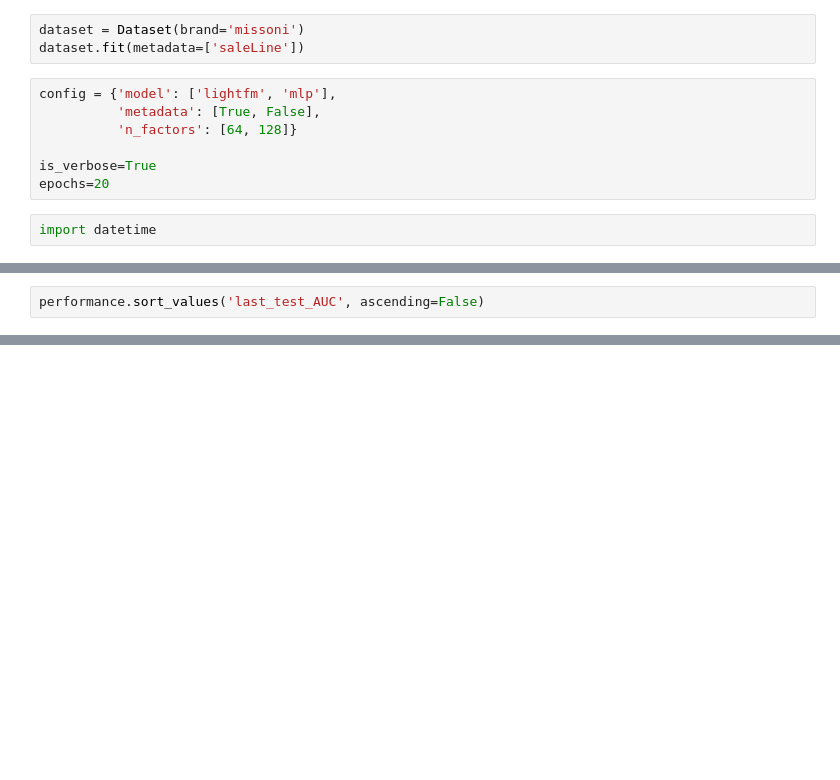
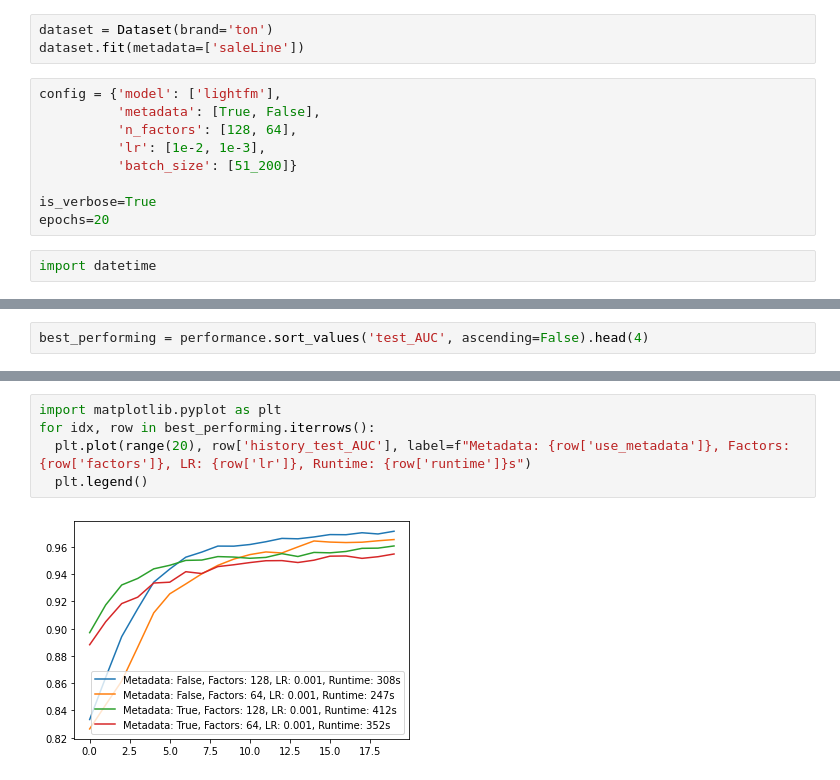
Before and after one commit to FrancescoI/RecoUtils, a Jupyter notebook: main.ipynb, the cells around one changed output, grey strips where cells are left out. Drawn from its saved outputs; the diff is of its cells as text; blank space fills up the shorter version.

```diff
--- a/main.ipynb
+++ b/main.ipynb
@@ -763,12 +800,14 @@ class EASE():
 # %%
 ### Main
 # %%
-dataset = Dataset(brand='missoni')
+dataset = Dataset(brand='ton')
 dataset.fit(metadata=['saleLine'])
 # %%
-config = {'model': ['lightfm', 'mlp'],
+config = {'model': ['lightfm'],
           'metadata': [True, False],
-          'n_factors': [64, 128]}
+          'n_factors': [128, 64],
+          'lr': [1e-2, 1e-3],
+          'batch_size': [51_200]}
 
 is_verbose=True
 epochs=20
@@ -850,2 +892,2 @@ Epoch: 2
 # %%
-performance.sort_values('last_test_AUC', ascending=False)
+best_performing = performance.sort_values('test_AUC', ascending=False).head(4)
@@ -866,0 +902,7 @@ if is_verbose:
+# %%
+import matplotlib.pyplot as plt
+for idx, row in best_performing.iterrows():
+  plt.plot(range(20), row['history_test_AUC'], label=f"Metadata: {row['use_metadata']}, Factors: {row['factors']}, LR: {row['lr']}, Runtime: {row['runtime']}s")
+  plt.legend()
+# %% [output]
+[figure, added]
```
Also changed, not shown: parts of 9 cells of this notebook.
